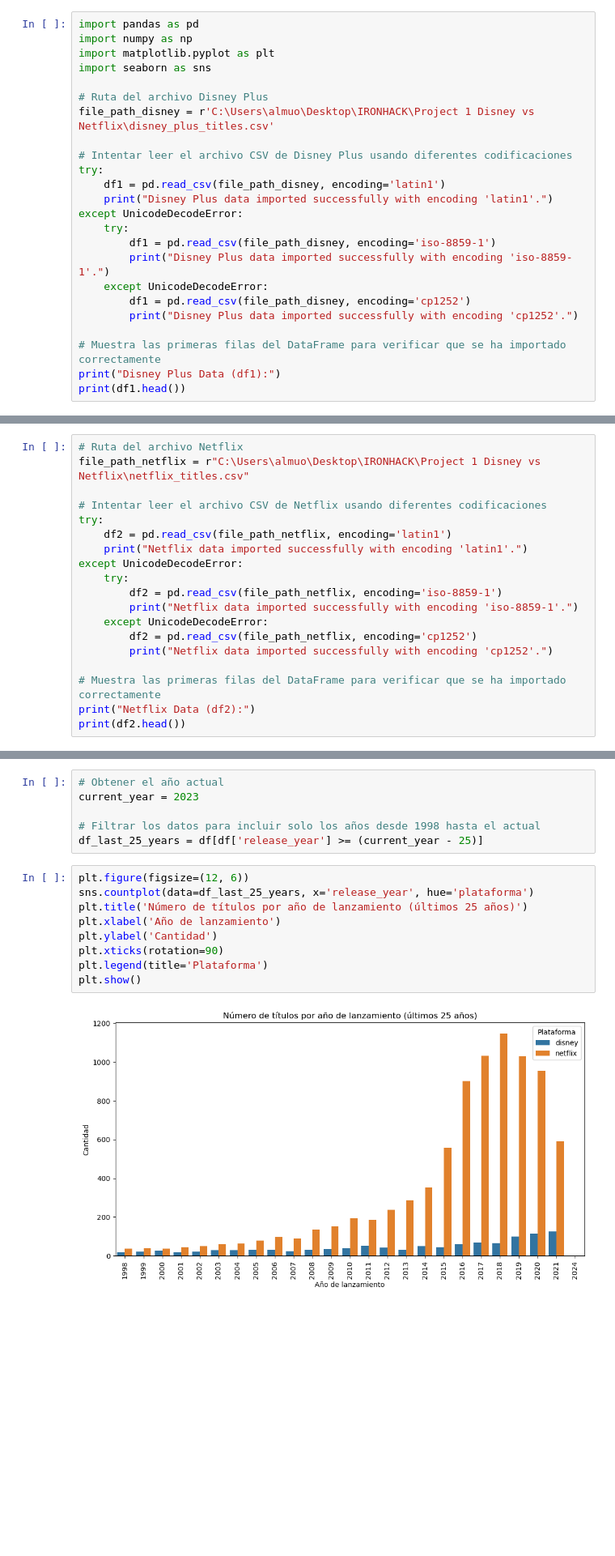
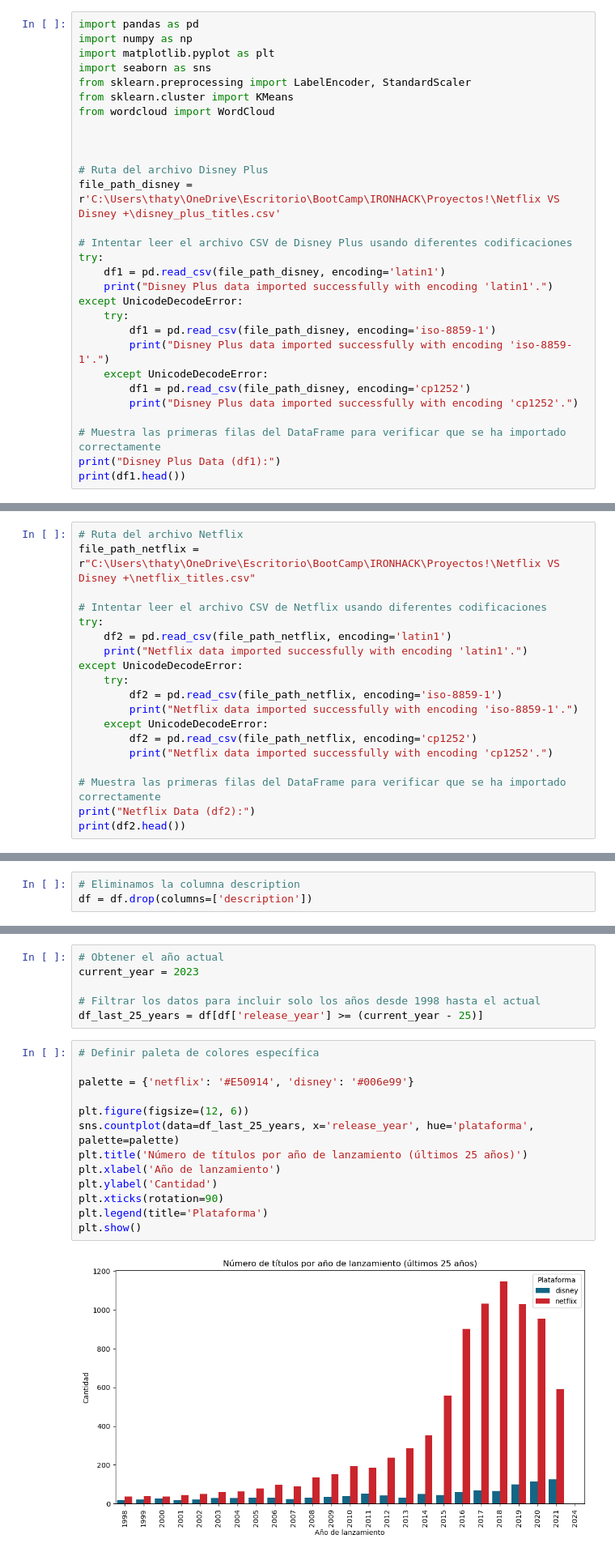
Before and after one commit to e-vilkoyt/data-analysis-disney-vs-netflix, a Jupyter notebook: DISNEY VS NETFLIX.ipynb, the cells around one changed output, grey strips where cells are left out. Shown: that part at 81% size. Drawn from its saved outputs; the diff is of its cells as text; blank space fills up the shorter version.

```diff
--- a/DISNEY VS NETFLIX.ipynb
+++ b/DISNEY VS NETFLIX.ipynb
@@ -7,9 +23,14 @@ import pandas as pd
 import numpy as np
 import matplotlib.pyplot as plt
 import seaborn as sns
+from sklearn.preprocessing import LabelEncoder, StandardScaler
+from sklearn.cluster import KMeans
+from wordcloud import WordCloud
+
+
 
 # Ruta del archivo Disney Plus
-file_path_disney = r'C:\Users\almuo\Desktop\IRONHACK\Project 1 Disney vs Netflix\disney_plus_titles.csv'
+file_path_disney = r'C:\Users\thaty\OneDrive\Escritorio\BootCamp\IRONHACK\Proyectos!\Netflix VS Disney +\disney_plus_titles.csv'
 
 # Intentar leer el archivo CSV de Disney Plus usando diferentes codificaciones
 try:
@@ -46,7 +67,7 @@ Disney Plus Data (df1):
 4  A three-part documentary from Peter Jackson ca...
 # %%
 # Ruta del archivo Netflix
-file_path_netflix = r"C:\Users\almuo\Desktop\IRONHACK\Project 1 Disney vs Netflix\netflix_titles.csv"
+file_path_netflix = r"C:\Users\thaty\OneDrive\Escritorio\BootCamp\IRONHACK\Proyectos!\Netflix VS Disney +\netflix_titles.csv"
 
 # Intentar leer el archivo CSV de Netflix usando diferentes codificaciones
 try:
@@ -143,6 +164,9 @@ dtype: object
 # %%
 # Eliminamos columna country
 df = df.drop(columns=['country'])
+# %%
+# Eliminamos la columna description
+df = df.drop(columns=['description'])
 # %%
 # Eliminamos las filas que tengan mas del 50% de valores vacios
 df = df.dropna(thresh=len(df)*0.5, axis=1)
@@ -282,14 +323,18 @@ current_year = 2023
 # Filtrar los datos para incluir solo los años desde 1998 hasta el actual
 df_last_25_years = df[df['release_year'] >= (current_year - 25)]
 # %%
+# Definir paleta de colores específica
+
+palette = {'netflix': '#E50914', 'disney': '#006e99'}
+
 plt.figure(figsize=(12, 6))
-sns.countplot(data=df_last_25_years, x='release_year', hue='plataforma')
+sns.countplot(data=df_last_25_years, x='release_year', hue='plataforma', palette=palette)
 plt.title('Número de títulos por año de lanzamiento (últimos 25 años)')
 plt.xlabel('Año de lanzamiento')
 plt.ylabel('Cantidad')
 plt.xticks(rotation=90)
 plt.legend(title='Plataforma')
 plt.show()
 # %% [output]
-[figure, old version]
+[figure, new version]
 # %%
```
Also changed, not shown: parts of 31 cells of this notebook.
